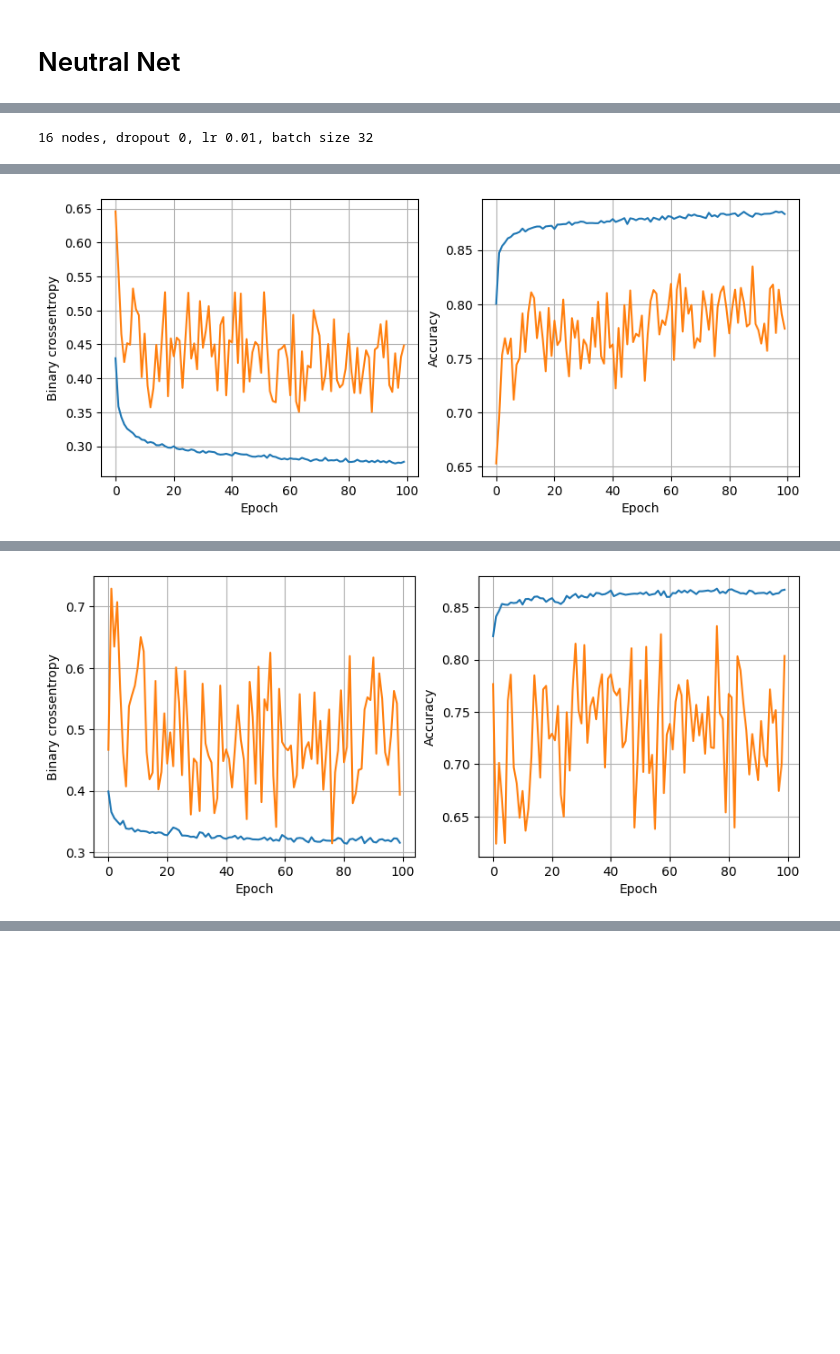
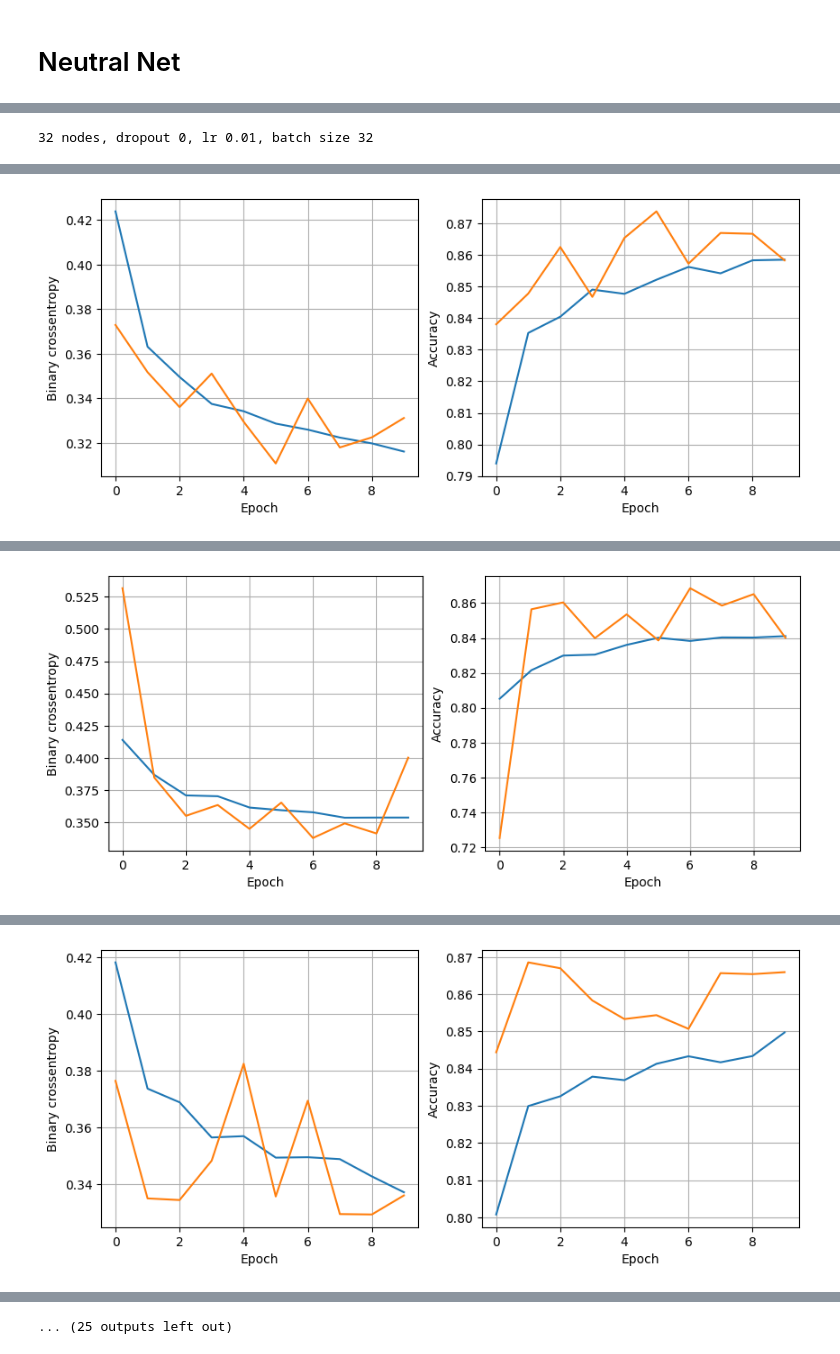
Before and after one commit to pulindu-seniya-silva/magic-dataset-Machine-Learning, a Jupyter notebook: Magic.ipynb, the cells around one changed output, grey strips where cells are left out. Saved outputs shown, nothing was run; the diff lists cells and outputs as text; code cells hidden in the pictures; blank space fills up the shorter version.

Commit message:
feat : Optimize hyperparameter tuning by reducing epochs, limiting parameter grid

```diff
--- a/Magic.ipynb
+++ b/Magic.ipynb
@@ -57,3 +52,12 @@ train, valid, test = np.split(df.sample(frac=1), [int(0.6*len(df)), int(0.8 * le
+# %%
+#Train, validation, test datasets
+train_frac = 0.6
+valid_frac = 0.2
+test_frac = 0.2
+
+train = df.sample(frac=train_frac, random_state=42)
+valid = df.drop(train.index).sample(frac=valid_frac/(1-train_frac), random_state=42)
+test = df.drop(train.index).drop(valid.index)
 # %%
 def scale_dataset(dataframe, oversample=False):
   X = dataframe[dataframe.columns[:-1]].values
@@ -66,10 +70,13 @@ def scale_dataset(dataframe, oversample=False):
     ros = RandomOverSampler()
     X, y = ros.fit_resample(X, y)
 
-  data = np.hstack((X, np.reshape(y, (-1, 1))))
-
-  return data, X, y
+  # Return X and y separately
+  return X, y
 # %%
-train, X_train, y_train = scale_dataset(train, oversample=True)
-valid, X_valid, y_valid = scale_dataset(valid, oversample=False)
-test, X_test, y_test = scale_dataset(test, oversample=False)
+# Train, validation, test datasets
+# Note: The original code had train, valid, test as dataframes.
+# After scaling, they are numpy arrays.
+# I am keeping the variable names consistent with the rest of the notebook.
+X_train, y_train = scale_dataset(train, oversample=True)
+X_valid, y_valid = scale_dataset(valid, oversample=False)
+X_test, y_test = scale_dataset(test, oversample=False)
@@ -186,7 +195,7 @@ plot_history(history)
 # %%
 def train_model(X_train, y_train, num_nodes, dropout_prob, lr, batch_size, epochs):
   nn_model = tf.keras.Sequential([
-      tf.keras.layers.Dense(num_nodes, activation='relu', input_shape=(10, )),
+      tf.keras.layers.Dense(num_nodes, activation='relu', input_shape=(X_train.shape[1], )),
       tf.keras.layers.Dropout(dropout_prob),
       tf.keras.layers.Dense(num_nodes, activation='relu'),
       tf.keras.layers.Dropout(dropout_prob),
@@ -198,24 +207,24 @@ def train_model(X_train, y_train, num_nodes, dropout_prob, lr, batch_size, epoch
             metrics=['accuracy'])
 
   history = nn_model.fit(
-    X_train, y_train, epochs=epochs, batch_size=batch_size, validation_split=0.2, verbose=0
+    X_train, y_train, epochs=epochs, batch_size=batch_size, validation_data=(X_valid, y_valid), verbose=0
   )
 
   return nn_model, history
 # %%
 least_val_loss = float('inf')
 least_loss_model = None
-epochs=100
-for num_nodes in [16, 32, 64]:
+epochs=10
+for num_nodes in [32]:
   for dropout_prob in[0, 0.2]:
     for lr in [0.01, 0.05, 0.001]:
       for batch_size in [32, 64, 128]:
         print(f"{num_nodes} nodes, dropout {dropout_prob}, lr {lr}, batch size {batch_size}")
-        model, history = train_model(X_train, y_train, num_nodes, dropout_prob, lr, batch_size, epochs)
+        model, history = train_model(X_train=X_train, y_train=y_train, num_nodes=num_nodes, dropout_prob=dropout_prob, lr=lr, batch_size=batch_size, epochs=epochs)
         plot_history(history)
         val_loss, val_accuracy = model.evaluate(X_valid, y_valid) # Unpack the metrics
         if val_loss < least_val_loss:
           least_val_loss = val_loss
           least_loss_model = model
 # %% [output]
-16 nodes, dropout 0, lr 0.01, batch size 32
+32 nodes, dropout 0, lr 0.01, batch size 32
@@ -228 +237 @@ for num_nodes in [16, 32, 64]:
-[figure, old version]
+[figure, new version]
@@ -231 +240 @@ for num_nodes in [16, 32, 64]:
-[figure, old version]
+[figure, new version]
@@ -233,0 +243 @@ for num_nodes in [16, 32, 64]:
+[figure, added]
@@ -233,0 +247 @@ for num_nodes in [16, 32, 64]:
+... (25 outputs left out)
```
Also changed, not shown: parts of 12 cells of this notebook.
